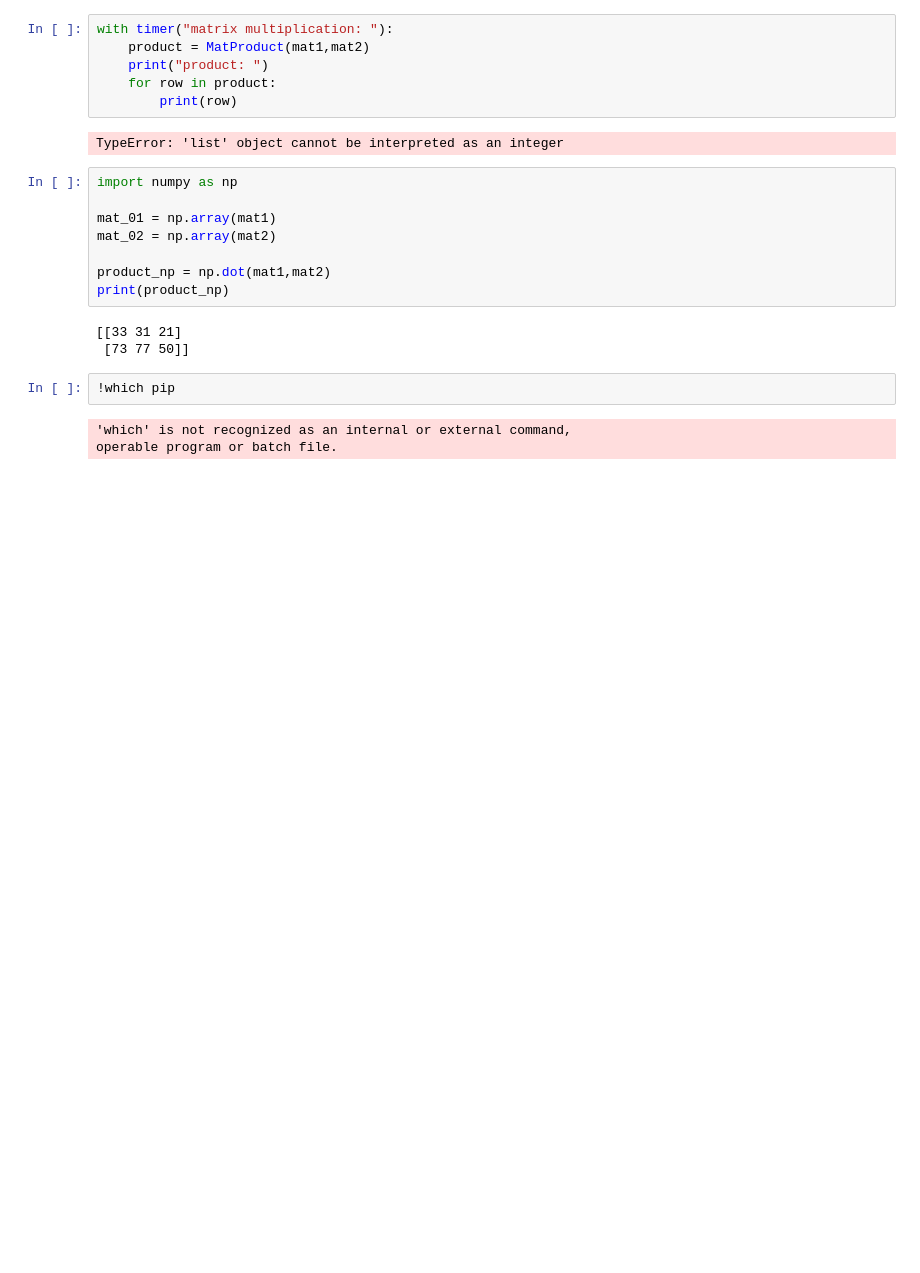
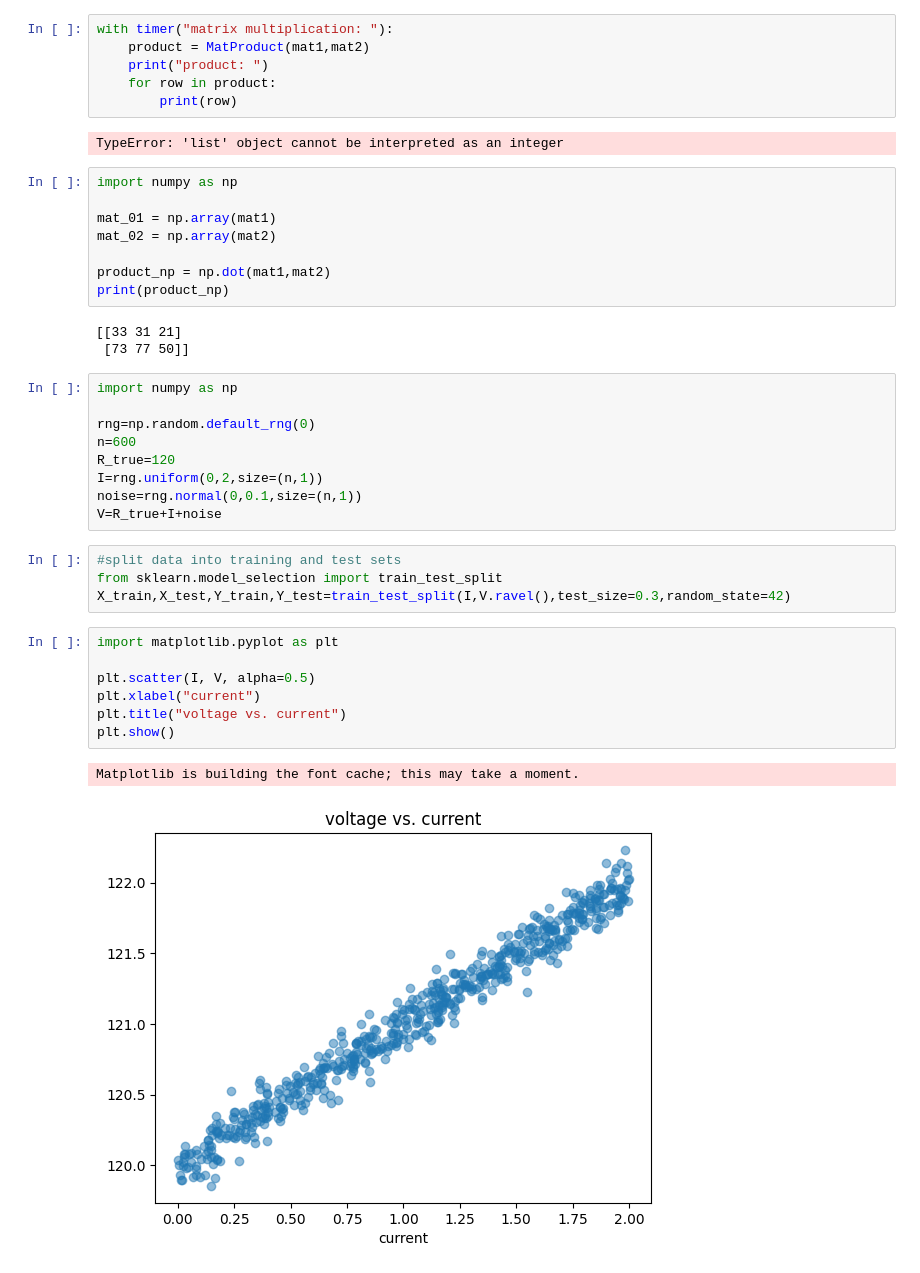
Before and after one commit to Thisara04/myrepository, a Jupyter notebook: main.ipynb, the cells around one changed output. Saved outputs shown, nothing was run; the diff lists cells and outputs as text; blank space fills up the shorter version.

```diff
--- a/main.ipynb
+++ b/main.ipynb
@@ -99,7 +99,25 @@ print(product_np)
 [[33 31 21]
  [73 77 50]]
 # %%
-!which pip
+import numpy as np
+
+rng=np.random.default_rng(0)
+n=600
+R_true=120
+I=rng.uniform(0,2,size=(n,1))
+noise=rng.normal(0,0.1,size=(n,1))
+V=R_true+I+noise
-# %% [output]
-'which' is not recognized as an internal or external command,
-operable program or batch file.
+# %%
+#split data into training and test sets
+from sklearn.model_selection import train_test_split
+X_train,X_test,Y_train,Y_test=train_test_split(I,V.ravel(),test_size=0.3,random_state=42)
+# %%
+import matplotlib.pyplot as plt
+
+plt.scatter(I, V, alpha=0.5)
+plt.xlabel("current")
+plt.title("voltage vs. current")
+plt.show()
+# %% [output]
+Matplotlib is building the font cache; this may take a moment.
+[figure, added]
```
